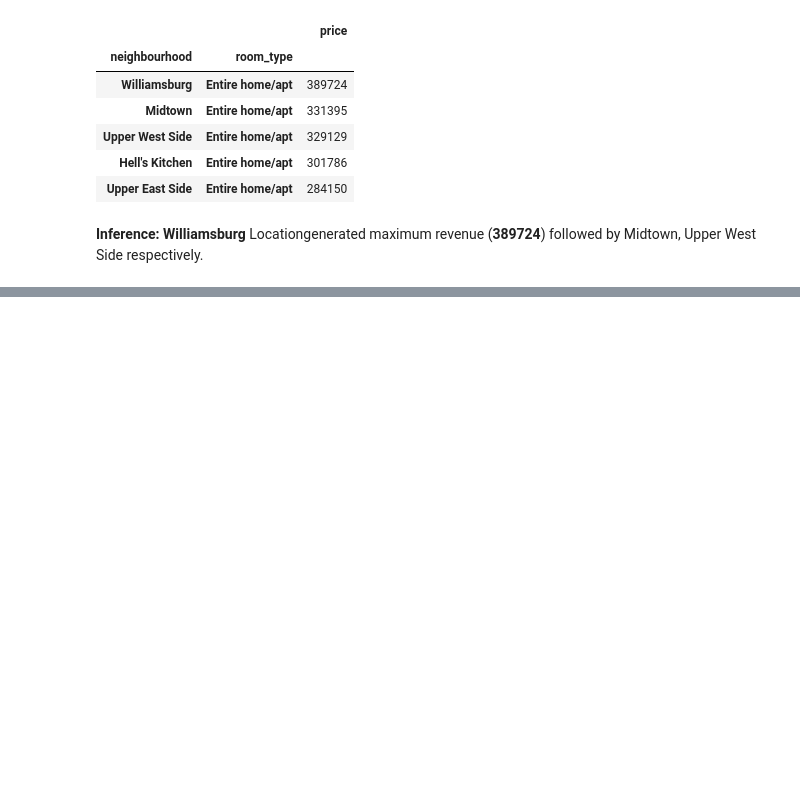
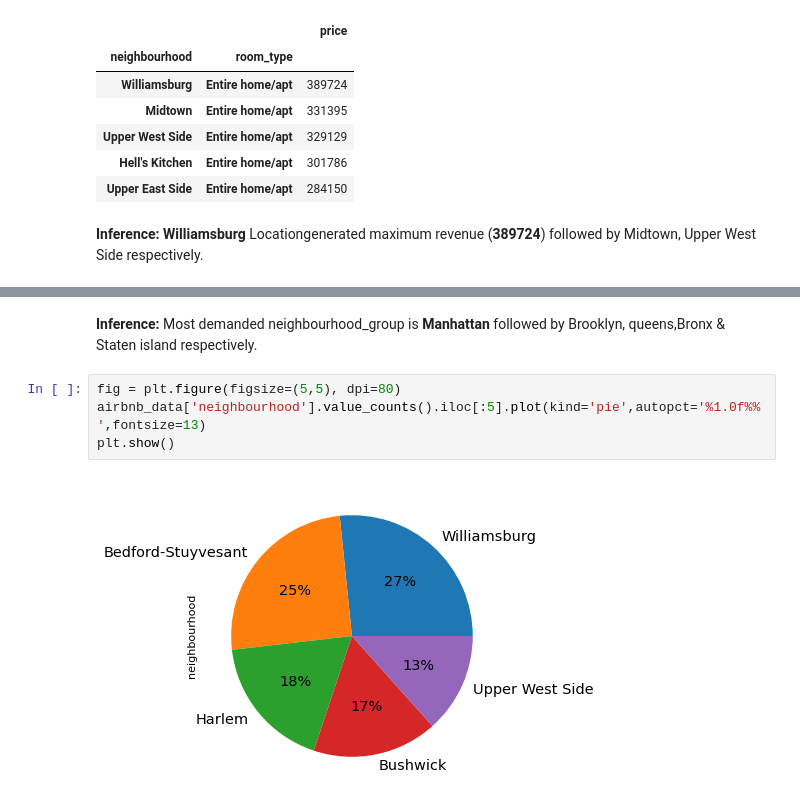
Before and after one commit to v1git12/Capstone-Project-1---AirBnb-Booking-Analysis, a Jupyter notebook: AirBnb_Booking_Analysis.ipynb, the cells around one changed output, grey strips where cells are left out. Drawn from its saved outputs; the diff is of its cells as text; blank space fills up the shorter version.

```diff
--- a/AirBnb_Booking_Analysis.ipynb
+++ b/AirBnb_Booking_Analysis.ipynb
@@ -433,0 +455,8 @@ df.sort_values("price",ascending=False).head()
+# %% [markdown]
+**Inference:** Most demanded neighbourhood_group is **Manhattan** followed by Brooklyn, queens,Bronx & Staten island respectively.
+# %%
+fig = plt.figure(figsize=(5,5), dpi=80)
+airbnb_data['neighbourhood'].value_counts().iloc[:5].plot(kind='pie',autopct='%1.0f%%',fontsize=13)
+plt.show()
+# %% [output]
+[figure, added]
```
Also changed, not shown: parts of 33 cells of this notebook.
